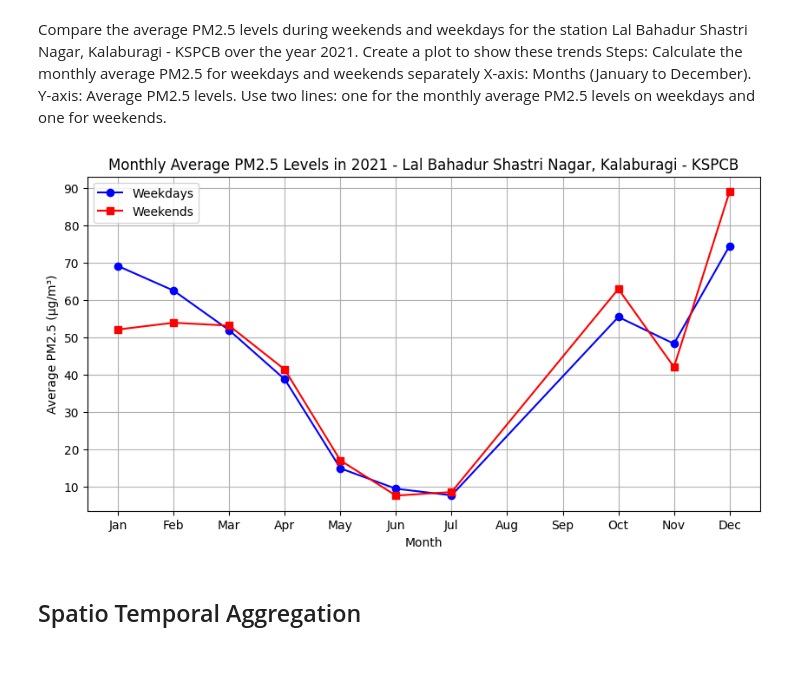
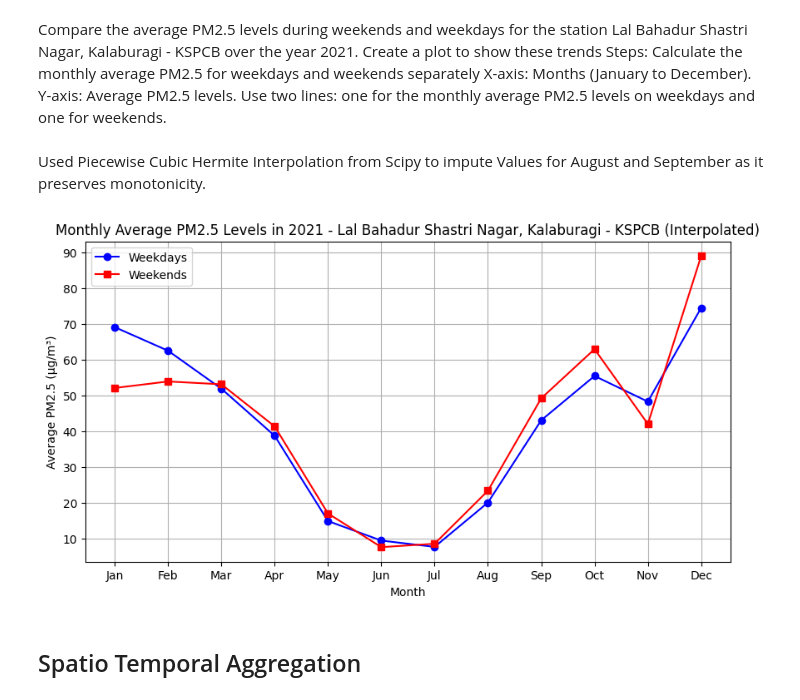
Before and after one commit to kalpshah18/PSDVAssignment3, a Jupyter notebook: main.ipynb, the cells around one changed output. Drawn from its saved outputs; the diff is of its cells as text; code cells hidden in the pictures; blank space fills up the shorter version.

Commit message:
Added Data Imputation

```diff
--- a/main.ipynb
+++ b/main.ipynb
@@ -237,36 +221,49 @@ Calculate the monthly average PM2.5 for weekdays and weekends separately
 X-axis: Months (January to December).
 Y-axis: Average PM2.5 levels.
 Use two lines: one for the monthly average PM2.5 levels on weekdays and one for weekends.
+# %% [markdown]
+Used Piecewise Cubic Hermite Interpolation from Scipy to impute Values for August and September as it preserves monotonicity.
 # %%
-import matplotlib.pyplot as plt
+from scipy.interpolate import pchip_interpolate
 
-# Filter data for the year 2021 and the specified station
+# Filter data for 2021 and the specified station
 station_name = "Lal Bahadur Shastri Nagar, Kalaburagi - KSPCB"
 data_2021 = data[(data["Year"] == 2021) & (data["station"] == station_name)].copy()
 
-# Ensure PM2.5 column has no NaN values
+# Drop NaN values in PM2.5
 data_2021 = data_2021.dropna(subset=["PM2.5"])
 
 # Define weekends and weekdays
 data_2021["is_weekend"] = data_2021["Weekday"].isin(["Saturday", "Sunday"])
 
 # Group by month and weekend/weekday, then calculate the mean PM2.5
 monthly_avg_pm25 = data_2021.groupby(["Month", "is_weekend"])["PM2.5"].mean().unstack()
 
+# Ensure all 12 months exist in the DataFrame
+all_months = pd.DataFrame(index=range(1, 13))  # Months 1 to 12
+monthly_avg_pm25 = monthly_avg_pm25.reindex(range(1, 13))
+
+for is_weekend in [False, True]:  # False = Weekdays, True = Weekends
+    available_months = monthly_avg_pm25.index[~monthly_avg_pm25[is_weekend].isna()]
+    available_values = monthly_avg_pm25[is_weekend].dropna().values
+
+    # Use PCHIP for better interpolation
+    monthly_avg_pm25[is_weekend] = pchip_interpolate(available_months, available_values, monthly_avg_pm25.index)
+
 # Plotting the results
 plt.figure(figsize=(10, 5))
 plt.plot(monthly_avg_pm25.index, monthly_avg_pm25[False], marker='o', label="Weekdays", linestyle='-', color="blue")
 plt.plot(monthly_avg_pm25.index, monthly_avg_pm25[True], marker='s', label="Weekends", linestyle='-', color="red")
 
 plt.xlabel("Month")
 plt.ylabel("Average PM2.5 (µg/m³)")
-plt.title(f"Monthly Average PM2.5 Levels in 2021 - {station_name}")
+plt.title(f"Monthly Average PM2.5 Levels in 2021 - {station_name} (Interpolated)")
 plt.xticks(range(1, 13), ["Jan", "Feb", "Mar", "Apr", "May", "Jun", "Jul", "Aug", "Sep", "Oct", "Nov", "Dec"])
 plt.legend()
 plt.grid(True)
 plt.show()
 # %% [output]
-[figure, old version]
+[figure, new version]
 # %% [markdown]
 <h2>Spatio Temporal Aggregation</h2>
 # %% [markdown]
```
Also changed, not shown: parts of 12 cells of this notebook.
